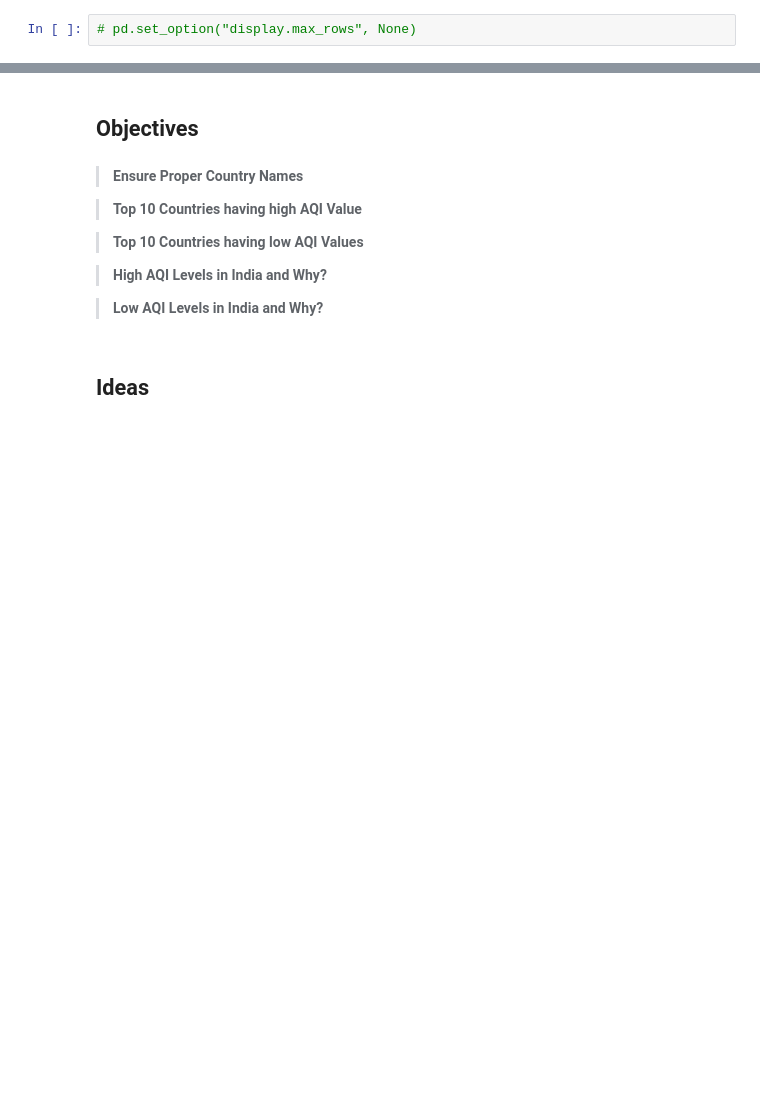
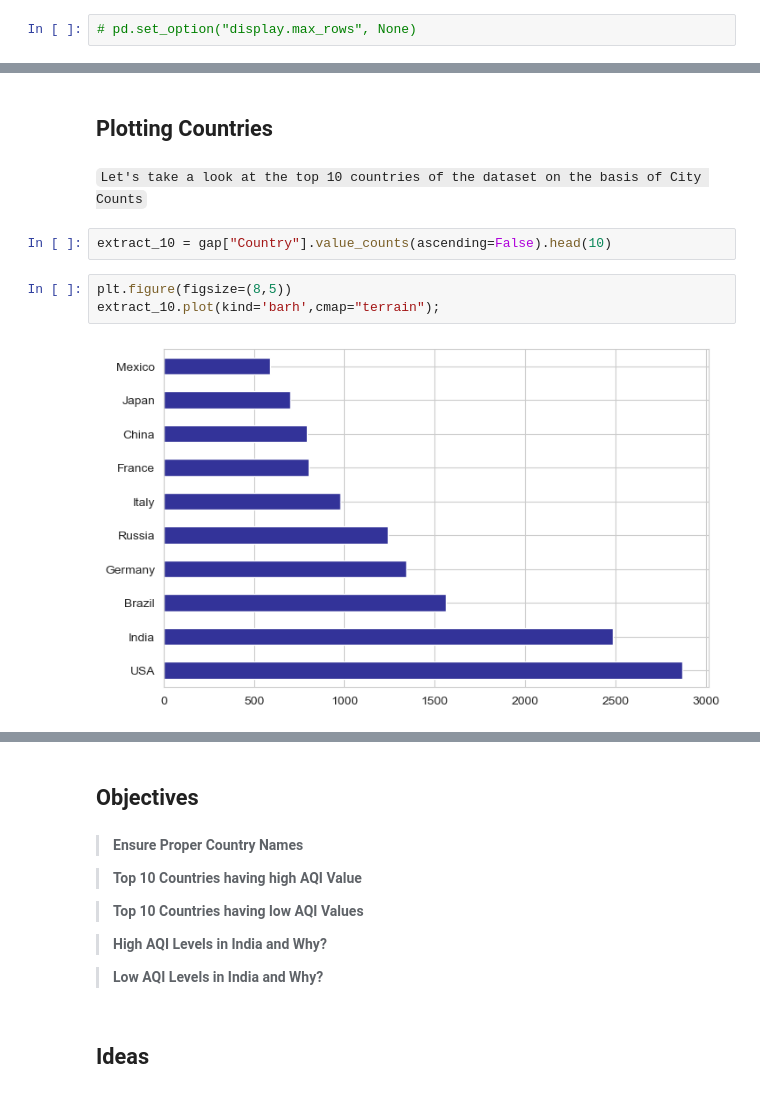
Before and after one commit to BSU04/Global-Air-Quality-Prediction, a Jupyter notebook: gap-eda.ipynb, the cells around one changed output, grey strips where cells are left out. Drawn from its saved outputs; the diff is of its cells as text; blank space fills up the shorter version.

Commit message:
plotting visualizations 2

```diff
--- a/gap-eda.ipynb
+++ b/gap-eda.ipynb
@@ -401,0 +392,11 @@ extract_10.plot(kind='barh',cmap="plasma");
+# %% [markdown]
+## Plotting Countries
+# %% [markdown]
+`Let's take a look at the top 10 countries of the dataset on the basis of City Counts`
+# %%
+extract_10 = gap["Country"].value_counts(ascending=False).head(10)
+# %%
+plt.figure(figsize=(8,5))
+extract_10.plot(kind='barh',cmap="terrain");
+# %% [output]
+[figure, added]
```
Also changed, not shown: parts of 32 cells of this notebook.
